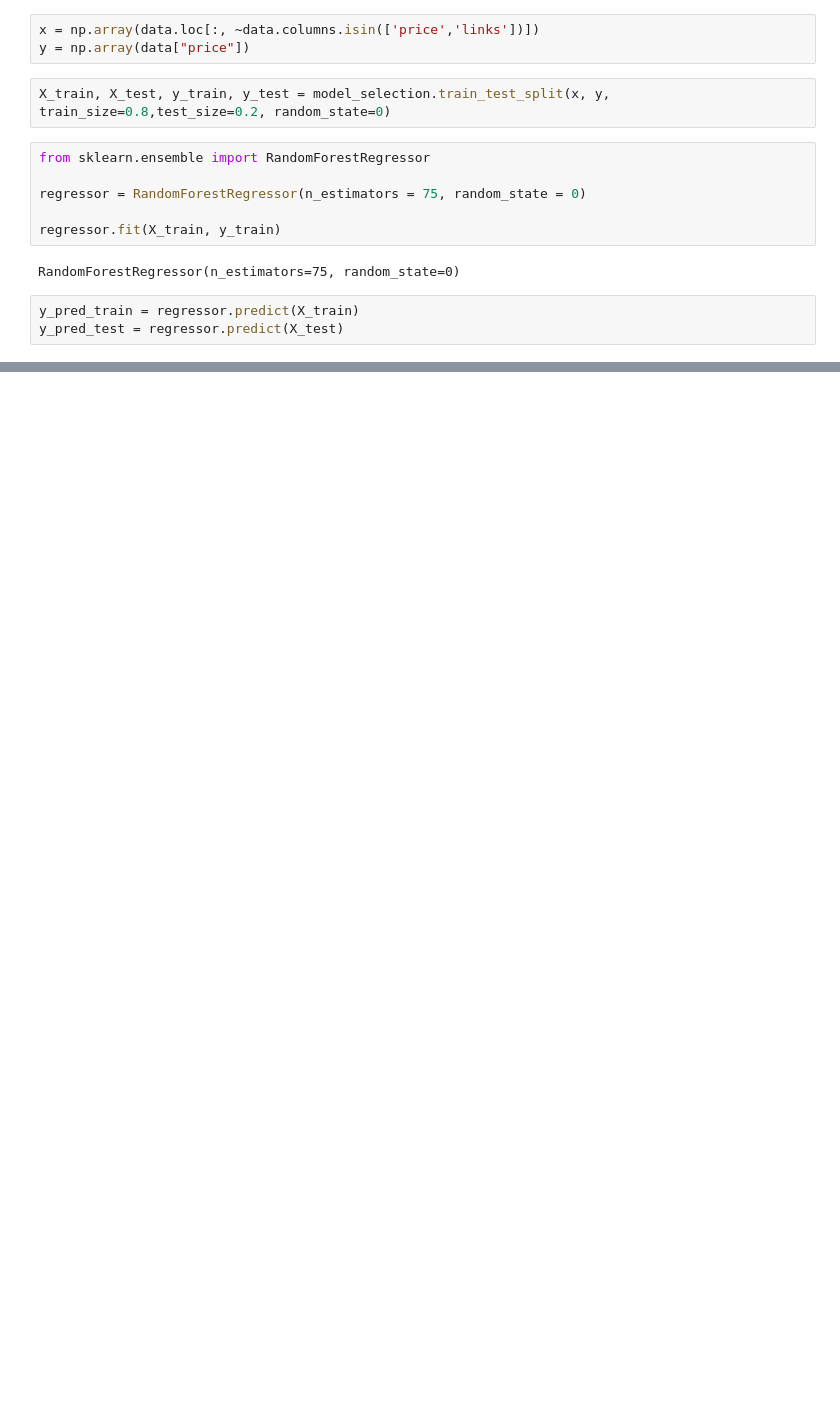
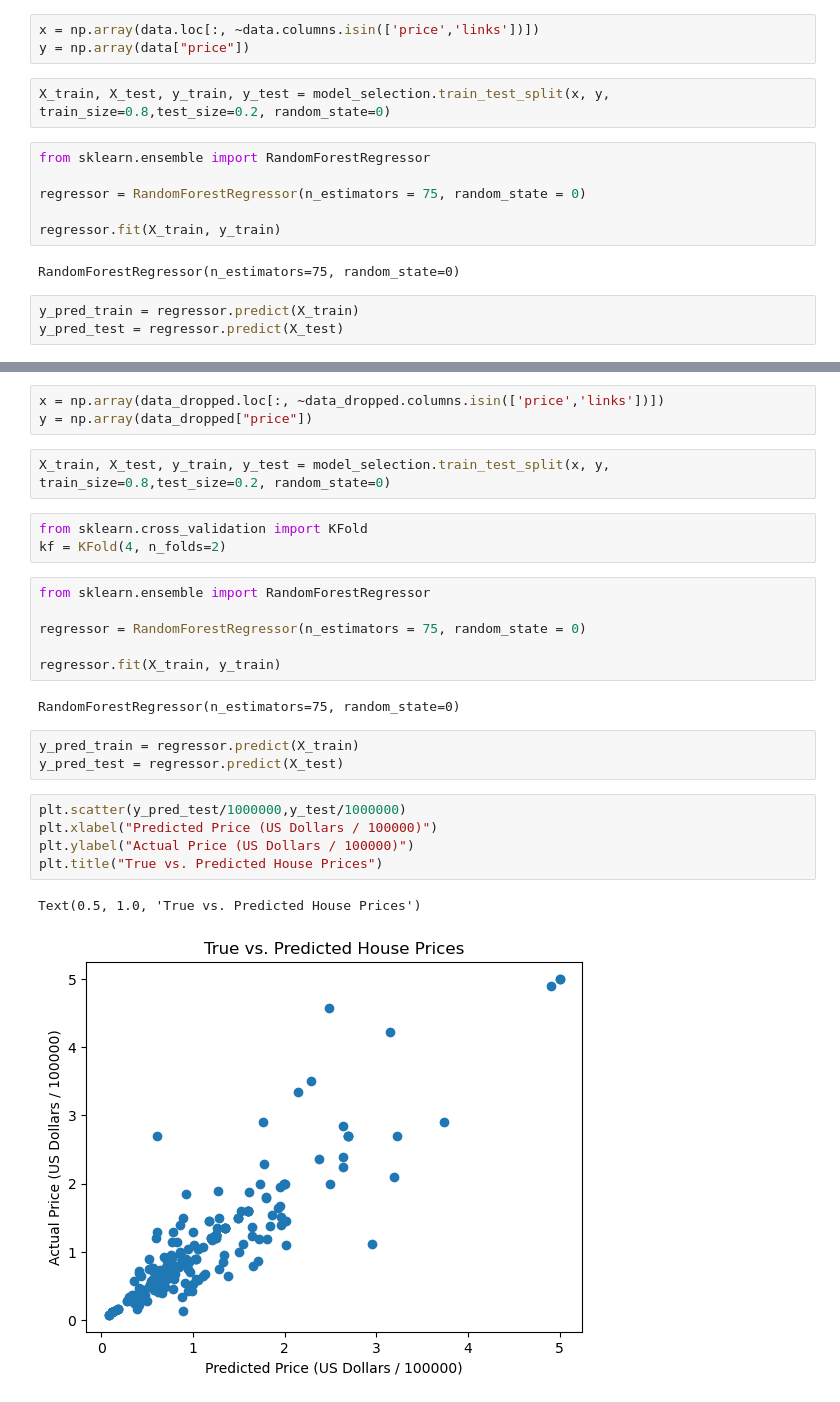
Before and after one commit to ethanstanley/Real-Estate-Predictor, a Jupyter notebook: house_value_model.ipynb, the cells around one changed output, grey strips where cells are left out. Saved outputs shown, nothing was run; the diff lists cells and outputs as text; blank space fills up the shorter version.

Commit message:
model updates

```diff
--- a/house_value_model.ipynb
+++ b/house_value_model.ipynb
@@ -252,0 +276,27 @@ undervalued
+# %%
+x = np.array(data_dropped.loc[:, ~data_dropped.columns.isin(['price','links'])])
+y = np.array(data_dropped["price"])
+# %%
+X_train, X_test, y_train, y_test = model_selection.train_test_split(x, y, train_size=0.8,test_size=0.2, random_state=0)
+# %%
+from sklearn.cross_validation import KFold
+kf = KFold(4, n_folds=2)
+# %%
+from sklearn.ensemble import RandomForestRegressor
+
+regressor = RandomForestRegressor(n_estimators = 75, random_state = 0)
+
+regressor.fit(X_train, y_train)
+# %% [output]
+RandomForestRegressor(n_estimators=75, random_state=0)
+# %%
+y_pred_train = regressor.predict(X_train)
+y_pred_test = regressor.predict(X_test)
+# %%
+plt.scatter(y_pred_test/1000000,y_test/1000000)
+plt.xlabel("Predicted Price (US Dollars / 100000)")
+plt.ylabel("Actual Price (US Dollars / 100000)")
+plt.title("True vs. Predicted House Prices")
+# %% [output]
+Text(0.5, 1.0, 'True vs. Predicted House Prices')
+[figure, added]
```
Also changed, not shown: parts of 8 cells of this notebook, 1 other file.
